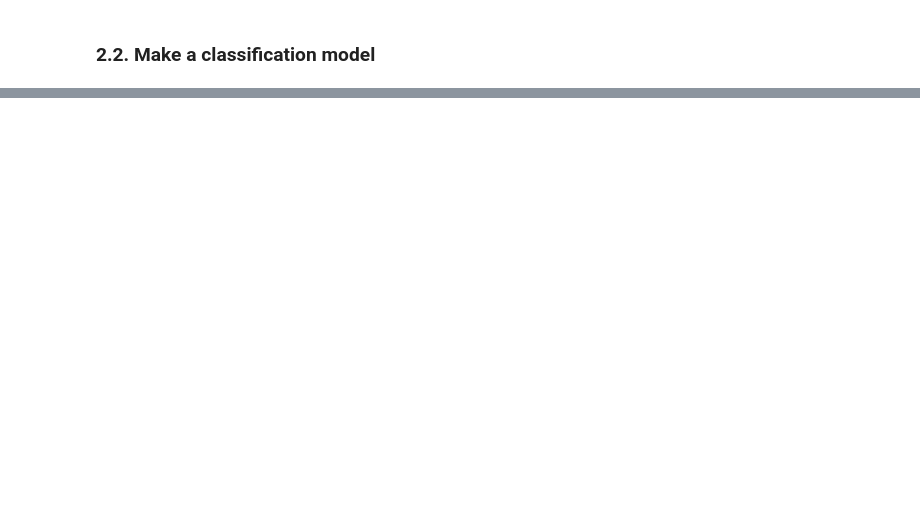
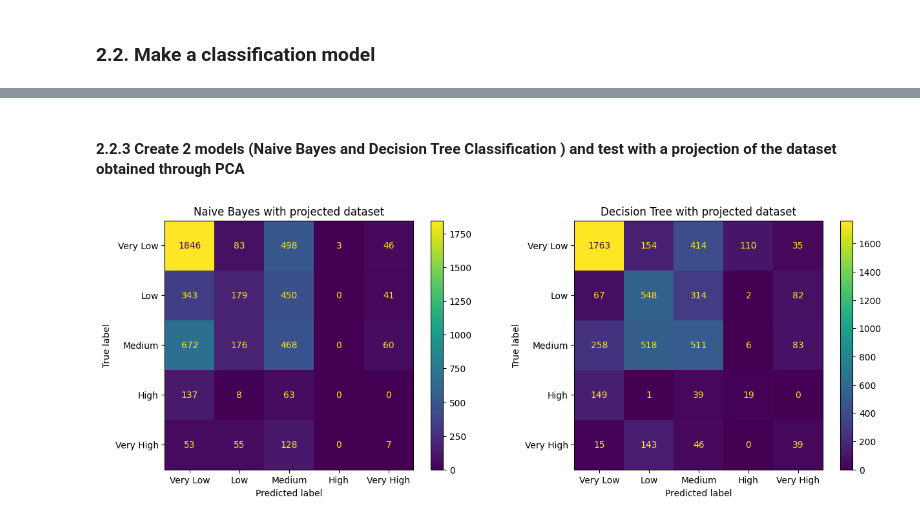
Before and after one commit to davidmbconceicao/PD22-23, a Jupyter notebook: HomeAssignment1/HA1David.ipynb, the cells around one changed output, grey strips where cells are left out. Drawn from its saved outputs; the diff is of its cells as text; code cells hidden in the pictures; blank space fills up the shorter version.

```diff
--- a/HomeAssignment1/HA1David.ipynb
+++ b/HomeAssignment1/HA1David.ipynb
@@ -285,0 +297,30 @@ The rmse for the Decion Tree Model is 50
+# %% [markdown]
+#### 2.2.3 Create 2 models (Naive Bayes and Decision Tree Classification ) and test with a projection of the dataset obtained through PCA
+# %%
+nb_model2 = GaussianNB()
+dtc_model2 = DecisionTreeClassifier(criterion='gini', min_samples_leaf=5)
+
+nb_model2.fit(X_train_PCA,y_train_classification)
+dtc_model2.fit(X_train_PCA,y_train_classification)
+
+nb_preds2 = nb_model2.predict(X_test_PCA)
+dtc_preds2 = dtc_model2.predict(X_test_PCA)
+
+# Plot confusion matrix
+fig, axes = plt.subplots(1,2,figsize=(15, 5))
+nb2_cm = ConfusionMatrixDisplay(
+    confusion_matrix(y_test_classification, nb_preds2),
+    display_labels=["Very Low", "Low", "Medium", "High", "Very High"],
+)
+dtc2_cm = ConfusionMatrixDisplay(
+    confusion_matrix(y_test_classification, dtc_preds2),
+    display_labels=["Very Low", "Low", "Medium", "High", "Very High"],
+)
+
+nb2_cm.plot(ax=axes[0])
+nb2_cm.ax_.set_title('Naive Bayes with projected dataset')
+dtc2_cm.plot(ax=axes[1])
+dtc2_cm.ax_.set_title('Decision Tree with projected dataset')
+plt.show()
+# %% [output]
+[figure, added]
```
Also changed, not shown: parts of 28 cells of this notebook, 1 other file.
